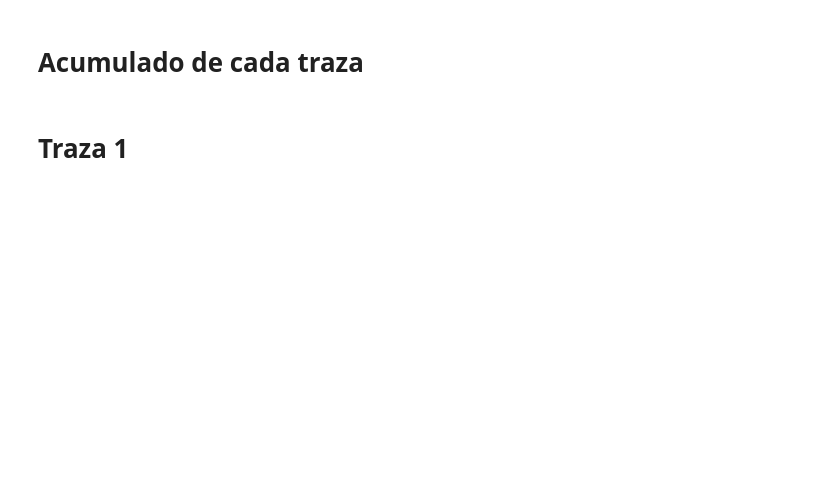
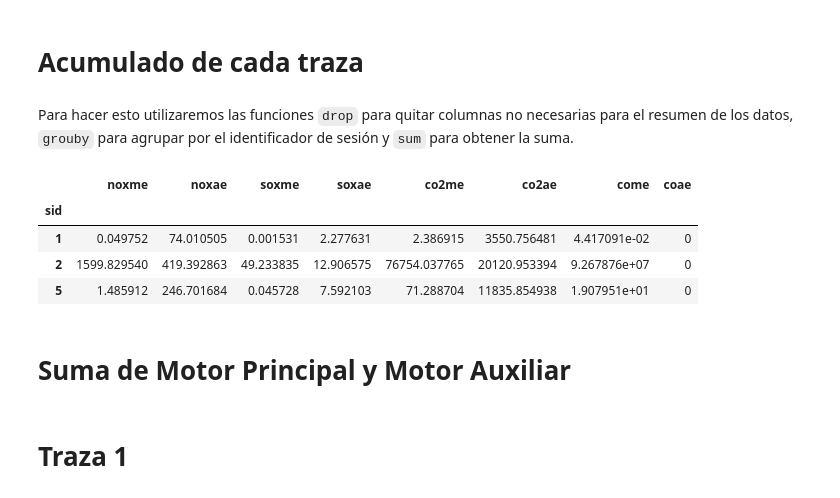
Before and after one commit to HiEST/bojos, a Jupyter notebook: traces/ShowTrace.ipynb, the cells around one changed output. Drawn from its saved outputs; the diff is of its cells as text; code cells hidden in the pictures; blank space fills up the shorter version.

```diff
--- a/traces/ShowTrace.ipynb
+++ b/traces/ShowTrace.ipynb
@@ -8,0 +54,12 @@ get_summary(username)
+# %% [markdown]
+Para hacer esto utilizaremos las funciones `drop` para quitar columnas no necesarias para el resumen de los datos, `grouby` para agrupar por el identificador de sesión y `sum` para obtener la suma.
+# %%
+traces.drop(columns = ['uid', 'gid', 'lat', 'lon']).groupby('sid').sum()
+# %% [output]
+|  | noxme | noxae | soxme | soxae | co2me | co2ae | come | coae |
+| sid |  |  |  |  |  |  |  |  |
+| 1 | 0.049752 | 74.010505 | 0.001531 | 2.277631 | 2.386915 | 3550.756481 | 4.417091e-02 | 0 |
+| 2 | 1599.829540 | 419.392863 | 49.233835 | 12.906575 | 76754.037765 | 20120.953394 | 9.267876e+07 | 0 |
+| 5 | 1.485912 | 246.701684 | 0.045728 | 7.592103 | 71.288704 | 11835.854938 | 1.907951e+01 | 0 |
+# %% [markdown]
+# Suma de Motor Principal y Motor Auxiliar
```
Also changed, not shown: parts of 29 cells of this notebook, 2 other files.
